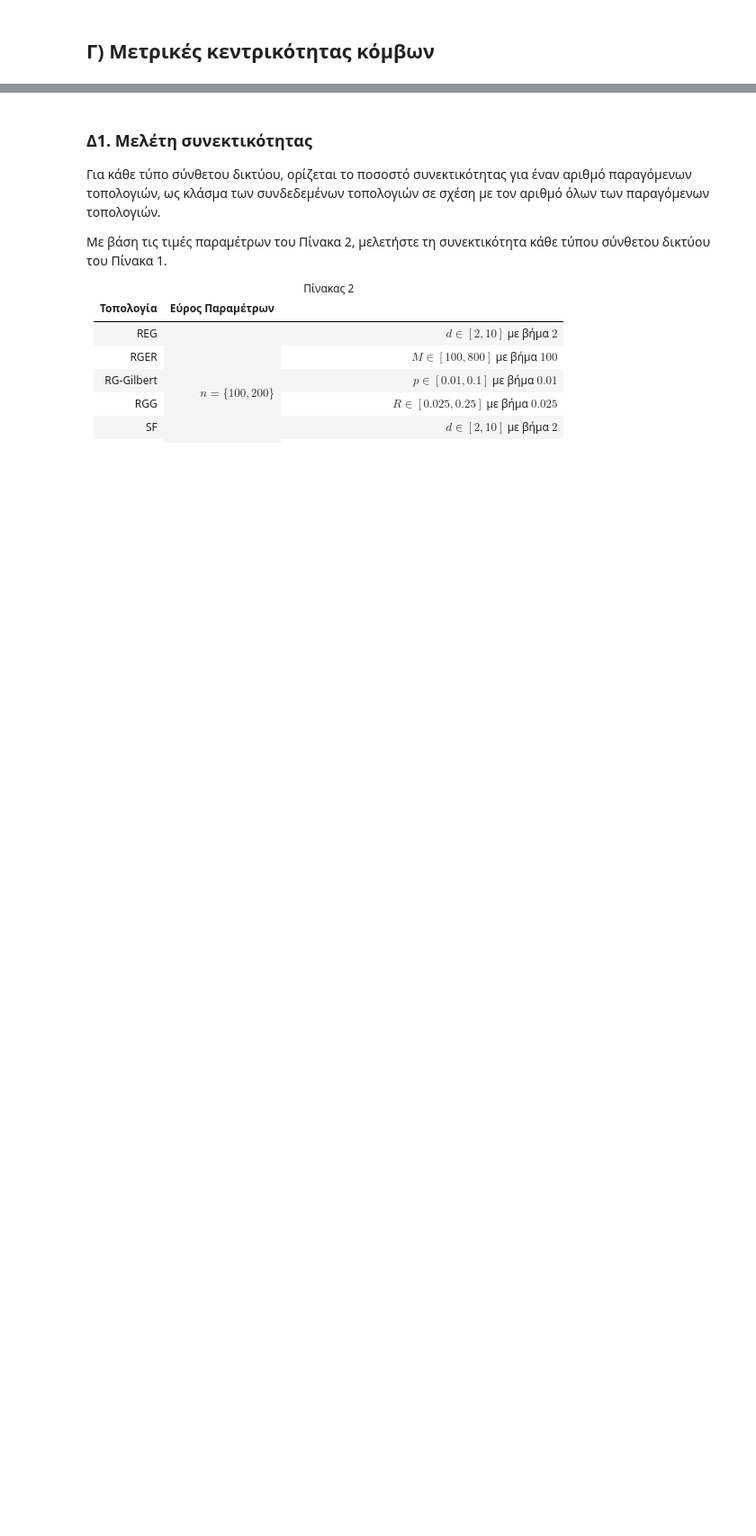
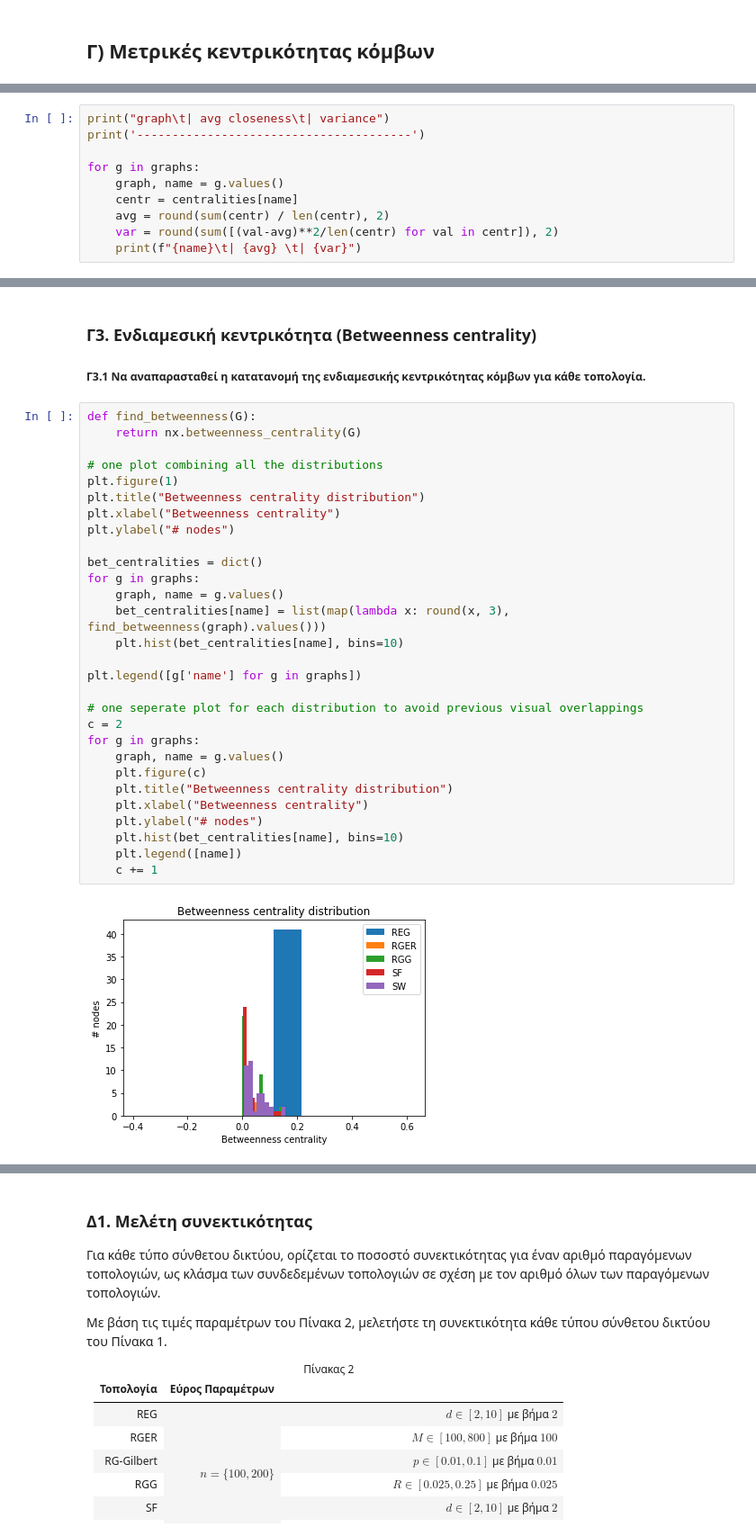
Before and after one commit to John-Atha/social-networks-NTUA, a Jupyter notebook: lab1_student_version.ipynb, the cells around one changed output, grey strips where cells are left out. Shown at 90% size. Drawn from its saved outputs; the diff is of its cells as text; blank space fills up the shorter version.

```diff
--- a/lab1_student_version.ipynb
+++ b/lab1_student_version.ipynb
@@ -662,0 +712,10 @@ def find_central(G):
+# %%
+print("graph\t| avg closeness\t| variance")
+print('---------------------------------------')
+
+for g in graphs:
+    graph, name = g.values()
+    centr = centralities[name]
+    avg = round(sum(centr) / len(centr), 2)
+    var = round(sum([(val-avg)**2/len(centr) for val in centr]), 2)
+    print(f"{name}\t| {avg} \t| {var}")
@@ -662,0 +738,34 @@ def find_central(G):
+# %% [markdown]
+### Γ3. Ενδιαμεσική κεντρικότητα (Betweenness centrality)
+##### Γ3.1 Να αναπαρασταθεί η κατατανομή της ενδιαμεσικής κεντρικότητας κόμβων για κάθε τοπολογία.
+# %%
+def find_betweenness(G):
+    return nx.betweenness_centrality(G)
+
+# one plot combining all the distributions
+plt.figure(1)
+plt.title("Betweenness centrality distribution")
+plt.xlabel("Betweenness centrality")
+plt.ylabel("# nodes")
+
+bet_centralities = dict()
+for g in graphs:
+    graph, name = g.values()
+    bet_centralities[name] = list(map(lambda x: round(x, 3), find_betweenness(graph).values()))
+    plt.hist(bet_centralities[name], bins=10)
+
+plt.legend([g['name'] for g in graphs])
+
+# one seperate plot for each distribution to avoid previous visual overlappings
+c = 2
+for g in graphs:
+    graph, name = g.values()
+    plt.figure(c)
+    plt.title("Betweenness centrality distribution")
+    plt.xlabel("Betweenness centrality")
+    plt.ylabel("# nodes")
+    plt.hist(bet_centralities[name], bins=10)
+    plt.legend([name])
+    c += 1
+# %% [output]
+[figure, added]
```
Also changed, not shown: parts of 51 cells of this notebook, 1 other file.
